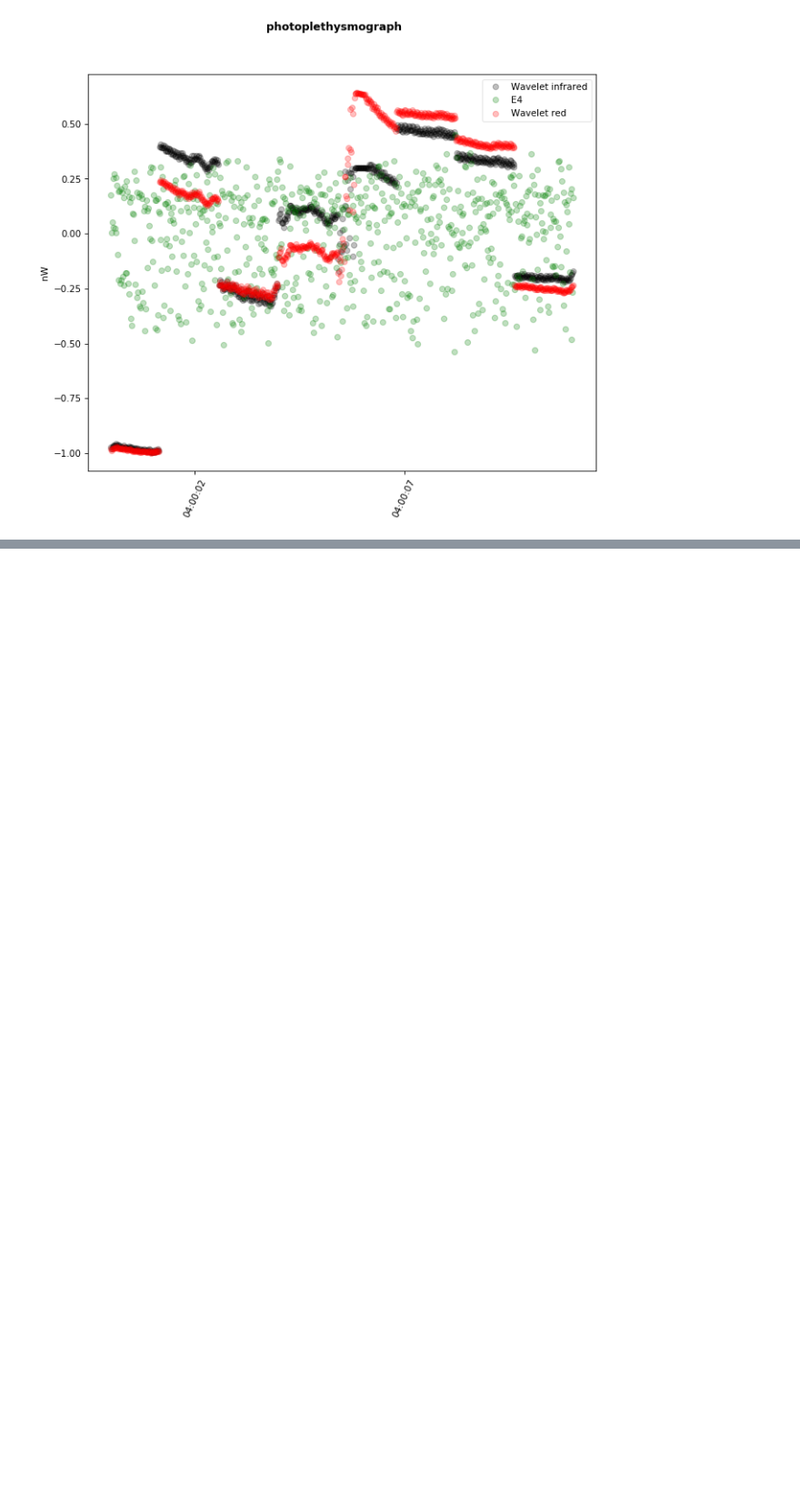
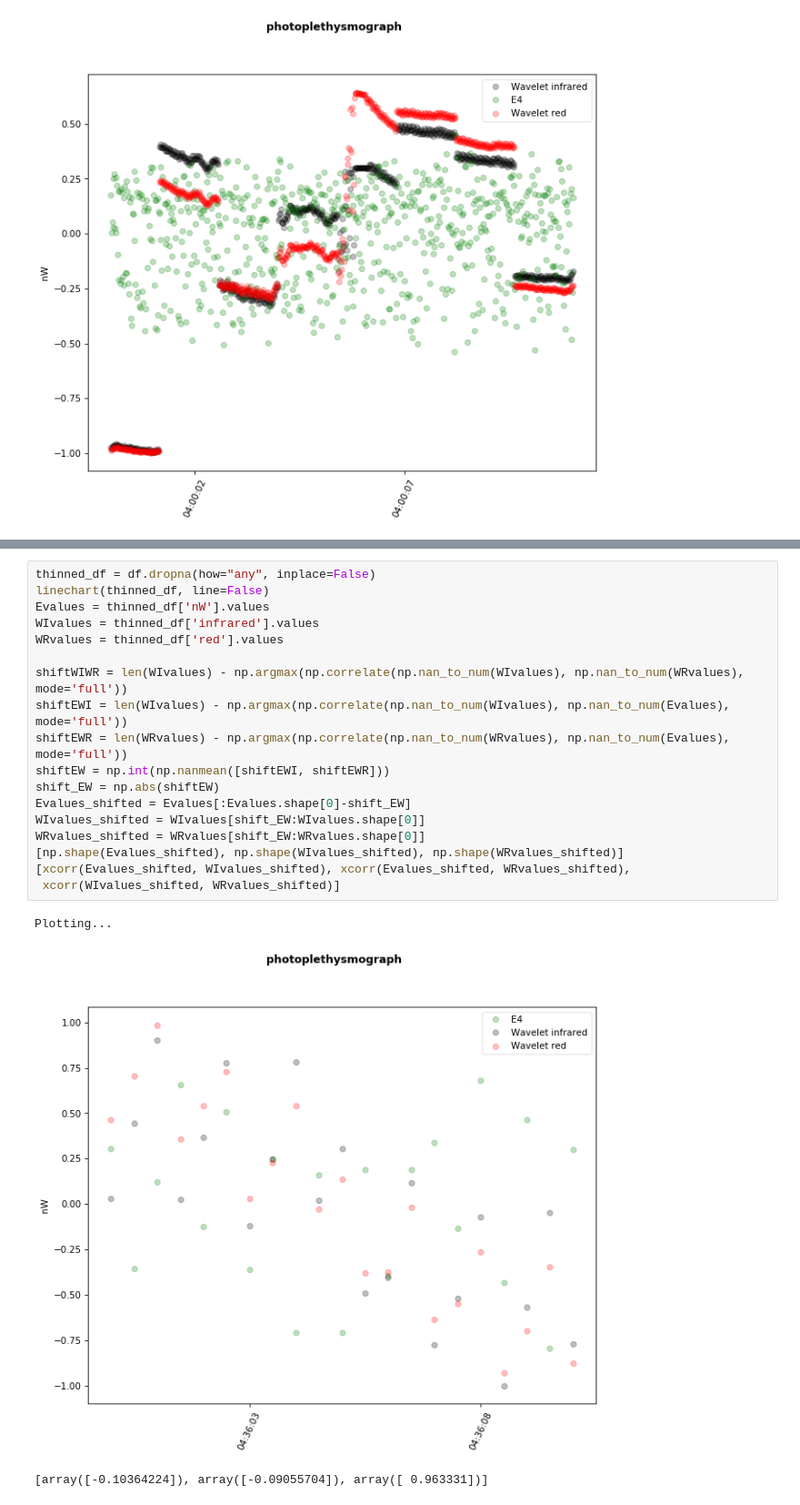
Before and after one commit to ChildMindInstitute/Healthy-Brain-Network-wearable-evaluation, a Jupyter notebook: ppg.ipynb, the cells around one changed output, grey strips where cells are left out. Shown: that part at 91% size. Saved outputs shown, nothing was run; the diff lists cells and outputs as text; blank space fills up the shorter version.

```diff
--- a/ppg.ipynb
+++ b/ppg.ipynb
@@ -124,0 +160,22 @@ Plotting...
+# %%
+thinned_df = df.dropna(how="any", inplace=False)
+linechart(thinned_df, line=False)
+Evalues = thinned_df['nW'].values
+WIvalues = thinned_df['infrared'].values
+WRvalues = thinned_df['red'].values
+
+shiftWIWR = len(WIvalues) - np.argmax(np.correlate(np.nan_to_num(WIvalues), np.nan_to_num(WRvalues), mode='full'))
+shiftEWI = len(WIvalues) - np.argmax(np.correlate(np.nan_to_num(WIvalues), np.nan_to_num(Evalues), mode='full'))
+shiftEWR = len(WRvalues) - np.argmax(np.correlate(np.nan_to_num(WRvalues), np.nan_to_num(Evalues), mode='full'))
+shiftEW = np.int(np.nanmean([shiftEWI, shiftEWR]))
+shift_EW = np.abs(shiftEW)
+Evalues_shifted = Evalues[:Evalues.shape[0]-shift_EW]
+WIvalues_shifted = WIvalues[shift_EW:WIvalues.shape[0]]
+WRvalues_shifted = WRvalues[shift_EW:WRvalues.shape[0]]
+[np.shape(Evalues_shifted), np.shape(WIvalues_shifted), np.shape(WRvalues_shifted)]
+[xcorr(Evalues_shifted, WIvalues_shifted), xcorr(Evalues_shifted, WRvalues_shifted),
+ xcorr(WIvalues_shifted, WRvalues_shifted)]
+# %% [output]
+Plotting...
+[figure, added]
+[array([-0.10364224]), array([-0.09055704]), array([ 0.963331])]
```
Also changed, not shown: parts of 5 cells of this notebook.
